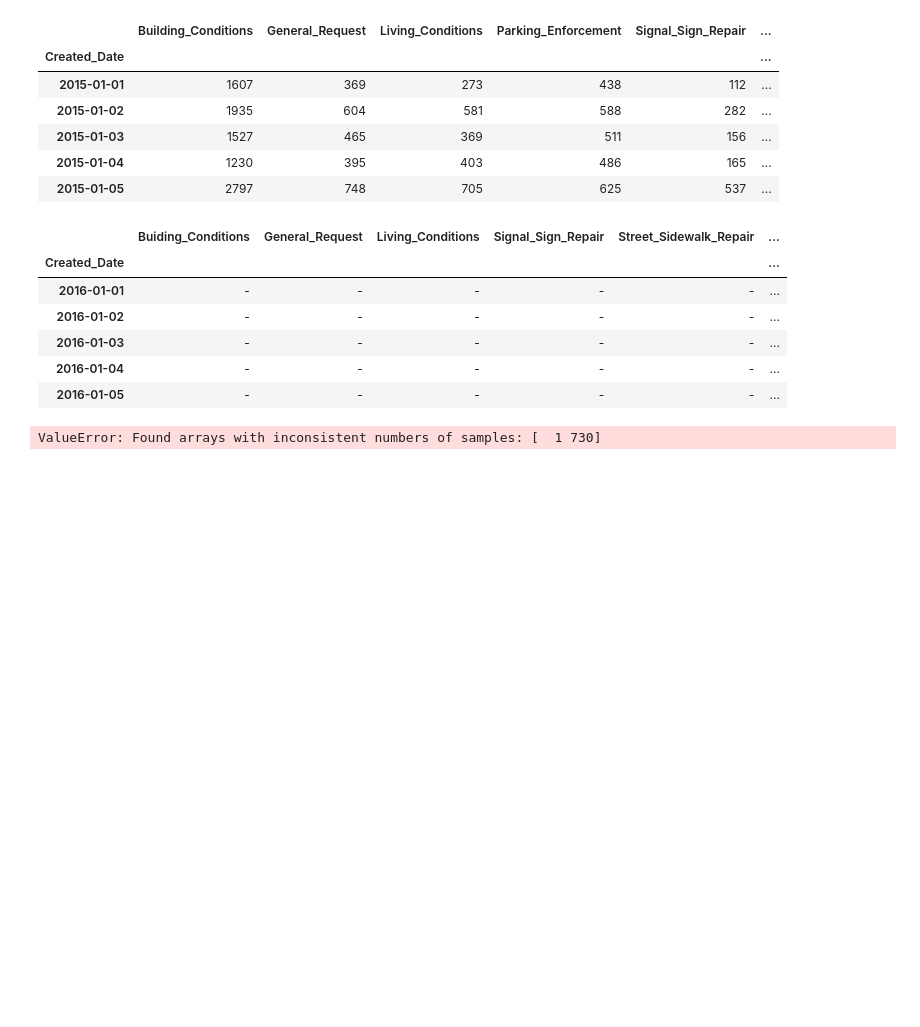
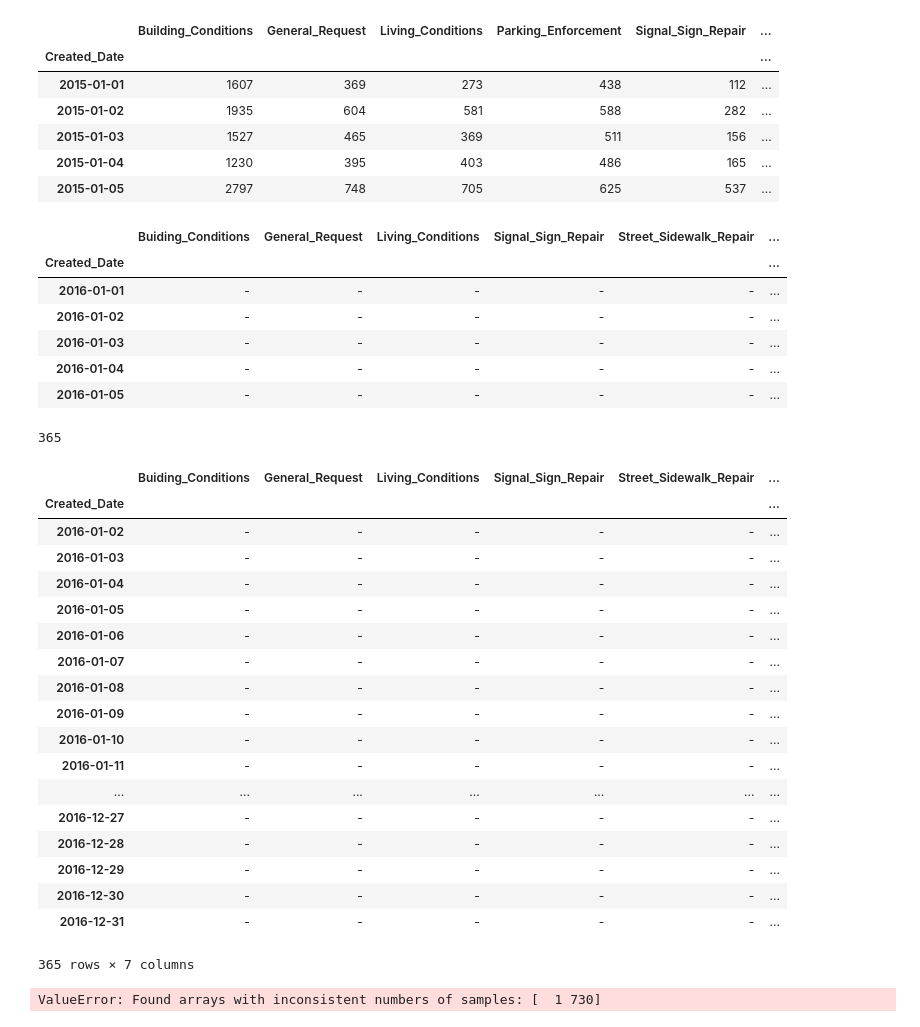
Before and after one commit to Whitepatrick/311_holidays, a Jupyter notebook: clean_data/final/nyc/saturday_model.ipynb, the cells around one changed output. Saved outputs shown, nothing was run; the diff lists cells and outputs as text; code cells hidden in the pictures; blank space fills up the shorter version.

```diff
--- a/clean_data/final/nyc/saturday_model.ipynb
+++ b/clean_data/final/nyc/saturday_model.ipynb
@@ -47,6 +47,32 @@ df_2016.head()
 | 2016-01-05 | - | - | - | - | - | ... |
 # %%
 train_years = pd.concat([df_2014, df_2015])
+# %%
+len(train_years) / 2
+# %% [output]
+365
+# %%
+df_2016[1:]
+# %% [output]
+|  | Buiding_Conditions | General_Request | Living_Conditions | Signal_Sign_Repair | Street_Sidewalk_Repair | ... |
+| Created_Date |  |  |  |  |  | ... |
+| 2016-01-02 | - | - | - | - | - | ... |
+| 2016-01-03 | - | - | - | - | - | ... |
+| 2016-01-04 | - | - | - | - | - | ... |
+| 2016-01-05 | - | - | - | - | - | ... |
+| 2016-01-06 | - | - | - | - | - | ... |
+| 2016-01-07 | - | - | - | - | - | ... |
+| 2016-01-08 | - | - | - | - | - | ... |
+| 2016-01-09 | - | - | - | - | - | ... |
+| 2016-01-10 | - | - | - | - | - | ... |
+| 2016-01-11 | - | - | - | - | - | ... |
+| ... | ... | ... | ... | ... | ... | ... |
+| 2016-12-27 | - | - | - | - | - | ... |
+| 2016-12-28 | - | - | - | - | - | ... |
+| 2016-12-29 | - | - | - | - | - | ... |
+| 2016-12-30 | - | - | - | - | - | ... |
+| 2016-12-31 | - | - | - | - | - | ... |
+365 rows × 7 columns
 # %%
 X_train = train_years['Max_TempF']
 X_test = df_2016['Max_TempF']
```
Also changed, not shown: 5 other files.
